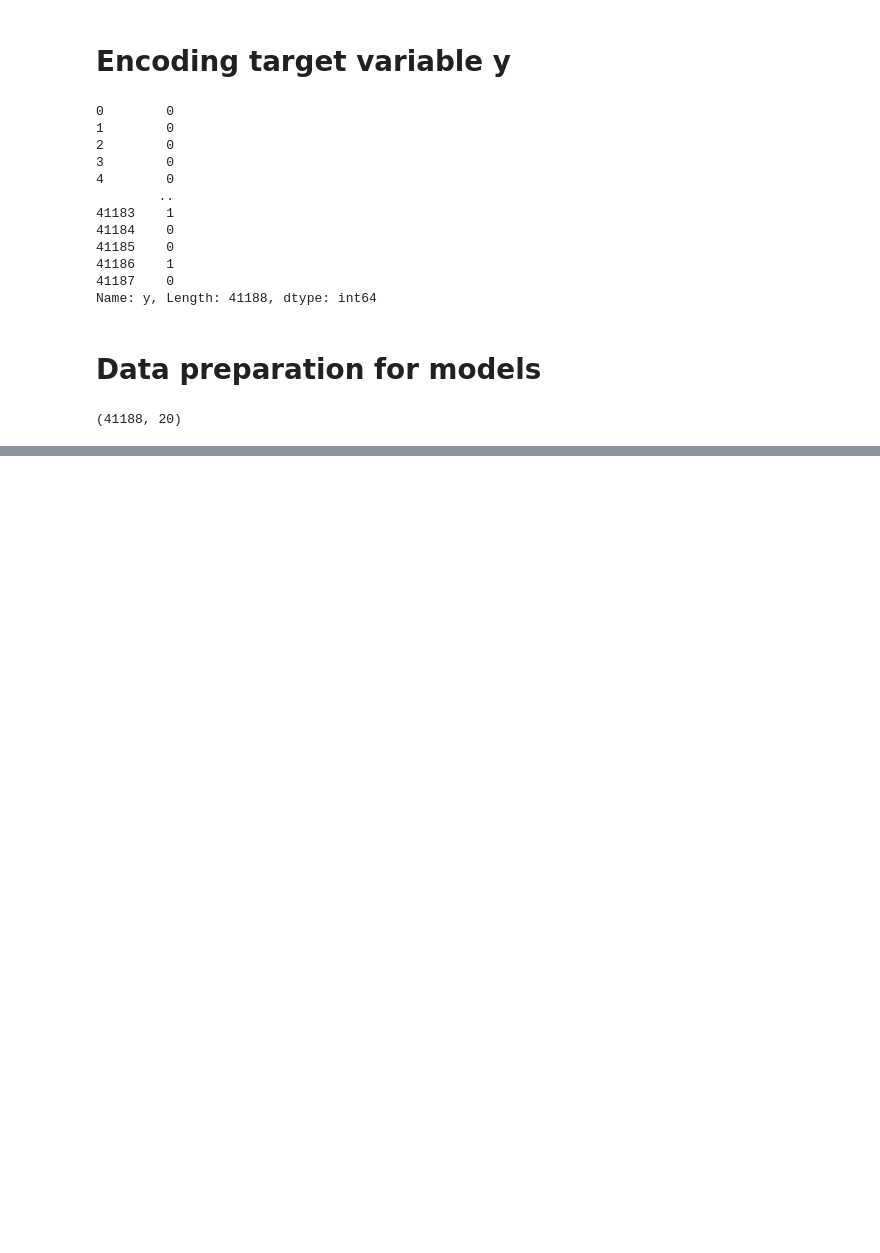
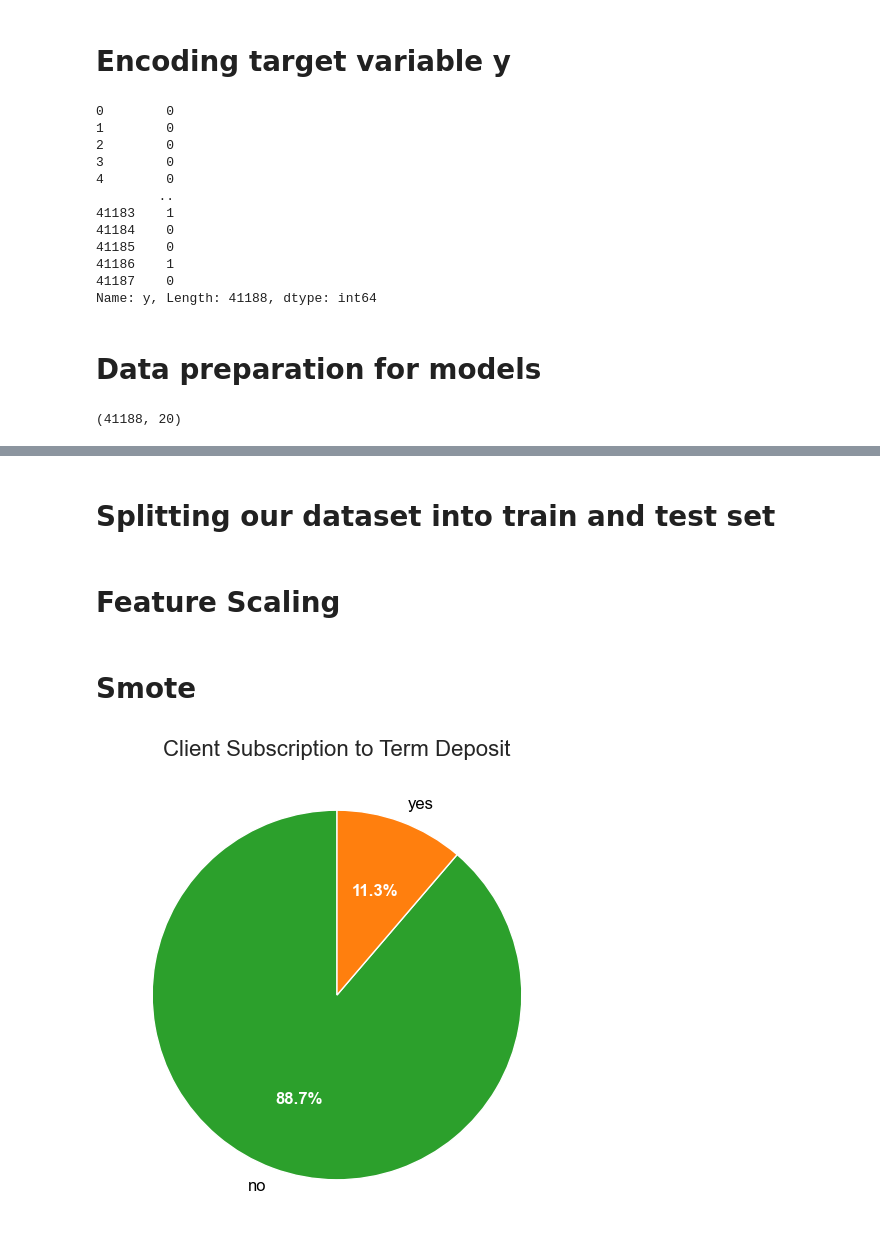
Before and after one commit to FedericoAriton99/CA-3-Strategic-Thinking, a Jupyter notebook: Federico_Ariton_Strategicthinking_Code_HDip_CA3.ipynb, the cells around one changed output, grey strips where cells are left out. Drawn from its saved outputs; the diff is of its cells as text; code cells hidden in the pictures; blank space fills up the shorter version.

Commit message:
Smote

```diff
--- a/Federico_Ariton_Strategicthinking_Code_HDip_CA3.ipynb
+++ b/Federico_Ariton_Strategicthinking_Code_HDip_CA3.ipynb
@@ -420,0 +404,2 @@ X_test = sc_X.transform(X_test)
+# %% [markdown]
+# Splitting our dataset into train and test set
@@ -420,0 +414,2 @@ X_test = sc_X.transform(X_test)
+# %% [markdown]
+# Feature Scaling
@@ -420,0 +421,24 @@ X_test = sc_X.transform(X_test)
+# %% [markdown]
+# Smote
+# %%
+# Calculate the percentage observations for each category
+target_var = pd.crosstab(index=bank_data['y'], columns='count', normalize='columns') * 100
+
+# Define a color palette that is clear and accessible
+colors = ['#2ca02c', '#ff7f0e']
+
+# Create a pie chart
+plt.figure(figsize=(8, 6))
+wedges, texts, autotexts = plt.pie(target_var['count'], labels=target_var.index, autopct='%1.1f%%', startangle=90, colors=colors)
+
+# Improve the text properties and colors
+plt.setp(texts, color='black', size=12)
+plt.setp(autotexts, size=12, weight='bold', color='white')
+
+# Set the title with increased font size for emphasis
+plt.title('Client Subscription to Term Deposit', fontsize=16)
+
+# Show the pie chart
+plt.show()
+# %% [output]
+[figure, added]
```
Also changed, not shown: parts of 11 cells of this notebook.
